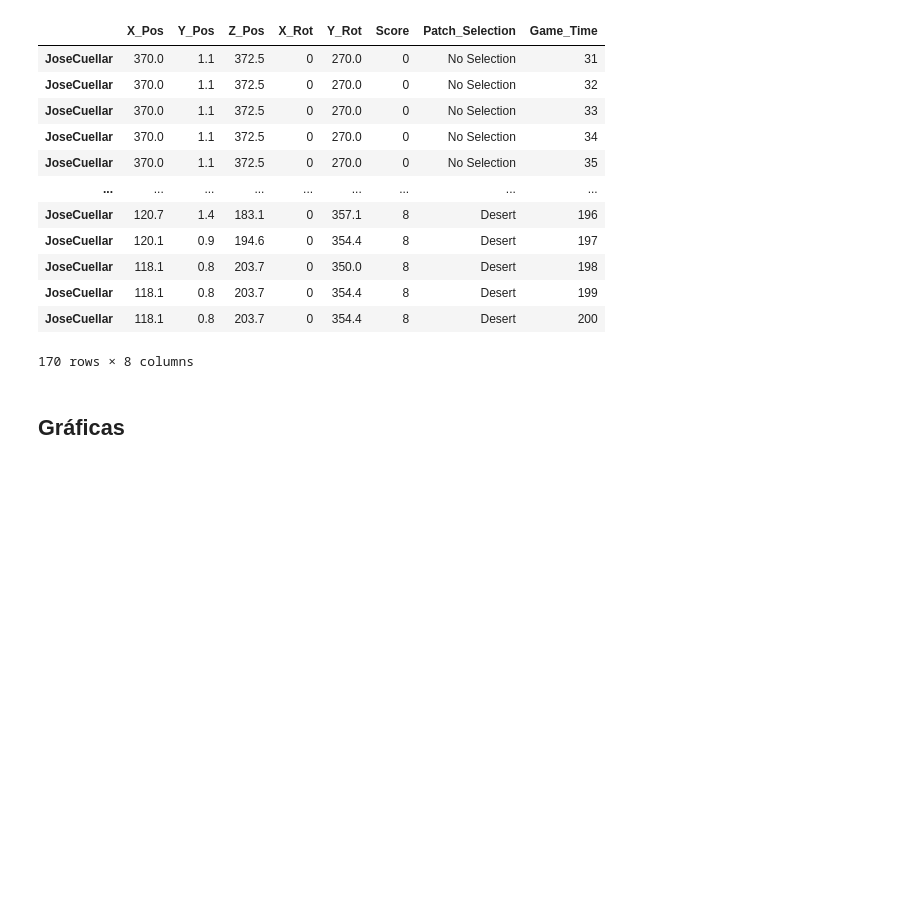
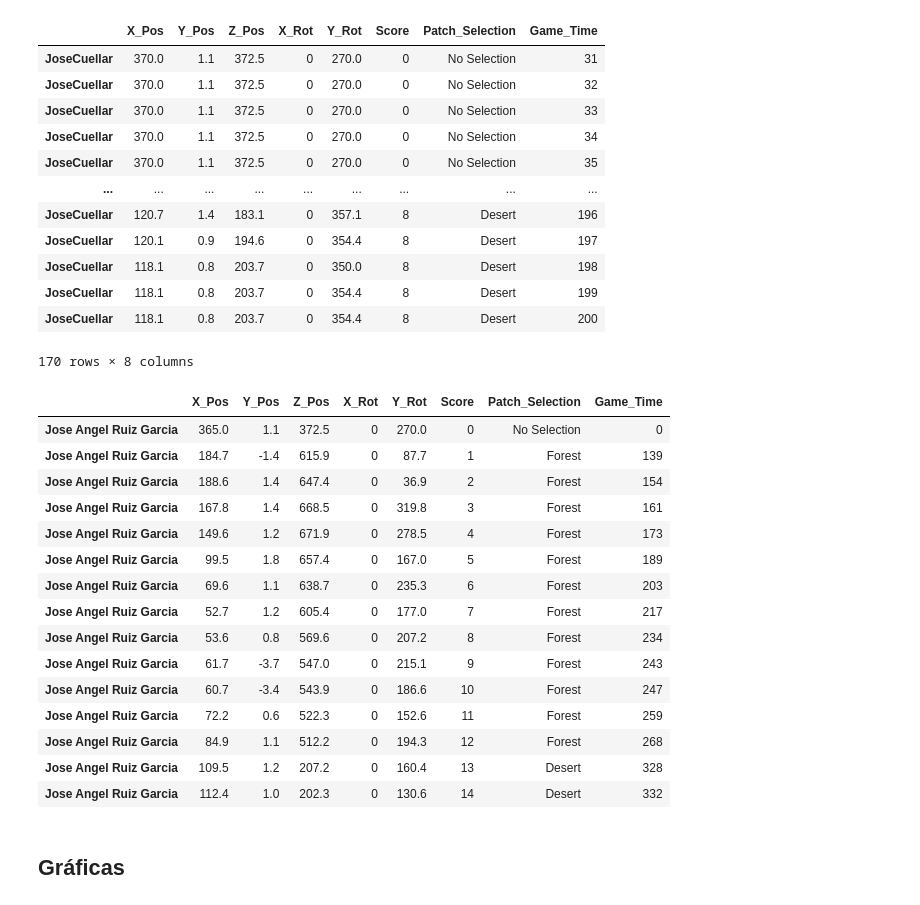
Before and after one commit to FranMurguia/Analisis_de_Datos, a Jupyter notebook: Juego de Forrajeo.ipynb, the cells around one changed output. Drawn from its saved outputs; the diff is of its cells as text; code cells hidden in the pictures; blank space fills up the shorter version.

```diff
--- a/Juego de Forrajeo.ipynb
+++ b/Juego de Forrajeo.ipynb
@@ -243,6 +243,32 @@ player[ player["Game_Time"].gt(30) & player["Game_Time"].lt(201) ]
 | JoseCuellar | 118.1 | 0.8 | 203.7 | 0 | 354.4 | 8 | Desert | 199 |
 | JoseCuellar | 118.1 | 0.8 | 203.7 | 0 | 354.4 | 8 | Desert | 200 |
 170 rows × 8 columns
+# %%
+# Solo el momento en que el jugador encontró un recurso (aumentó su puntuación)
+player = new_df.loc["Jose Angel Ruiz Garcia"]
+
+# Comparamos si el valor actual es igual con el inmediatamente anterior
+mask = player.Score.eq(player.Score.shift())
+
+# Negamos la máscara para obtener cuándo hubo cambios
+player[ ~mask ]
+# %% [output]
+|  | X_Pos | Y_Pos | Z_Pos | X_Rot | Y_Rot | Score | Patch_Selection | Game_Time |
+| Jose Angel Ruiz Garcia | 365.0 | 1.1 | 372.5 | 0 | 270.0 | 0 | No Selection | 0 |
+| Jose Angel Ruiz Garcia | 184.7 | -1.4 | 615.9 | 0 | 87.7 | 1 | Forest | 139 |
+| Jose Angel Ruiz Garcia | 188.6 | 1.4 | 647.4 | 0 | 36.9 | 2 | Forest | 154 |
+| Jose Angel Ruiz Garcia | 167.8 | 1.4 | 668.5 | 0 | 319.8 | 3 | Forest | 161 |
+| Jose Angel Ruiz Garcia | 149.6 | 1.2 | 671.9 | 0 | 278.5 | 4 | Forest | 173 |
+| Jose Angel Ruiz Garcia | 99.5 | 1.8 | 657.4 | 0 | 167.0 | 5 | Forest | 189 |
+| Jose Angel Ruiz Garcia | 69.6 | 1.1 | 638.7 | 0 | 235.3 | 6 | Forest | 203 |
+| Jose Angel Ruiz Garcia | 52.7 | 1.2 | 605.4 | 0 | 177.0 | 7 | Forest | 217 |
+| Jose Angel Ruiz Garcia | 53.6 | 0.8 | 569.6 | 0 | 207.2 | 8 | Forest | 234 |
+| Jose Angel Ruiz Garcia | 61.7 | -3.7 | 547.0 | 0 | 215.1 | 9 | Forest | 243 |
+| Jose Angel Ruiz Garcia | 60.7 | -3.4 | 543.9 | 0 | 186.6 | 10 | Forest | 247 |
+| Jose Angel Ruiz Garcia | 72.2 | 0.6 | 522.3 | 0 | 152.6 | 11 | Forest | 259 |
+| Jose Angel Ruiz Garcia | 84.9 | 1.1 | 512.2 | 0 | 194.3 | 12 | Forest | 268 |
+| Jose Angel Ruiz Garcia | 109.5 | 1.2 | 207.2 | 0 | 160.4 | 13 | Desert | 328 |
+| Jose Angel Ruiz Garcia | 112.4 | 1.0 | 202.3 | 0 | 130.6 | 14 | Desert | 332 |
 # %% [markdown]
 ## Gráficas
 # %% [markdown]
```
